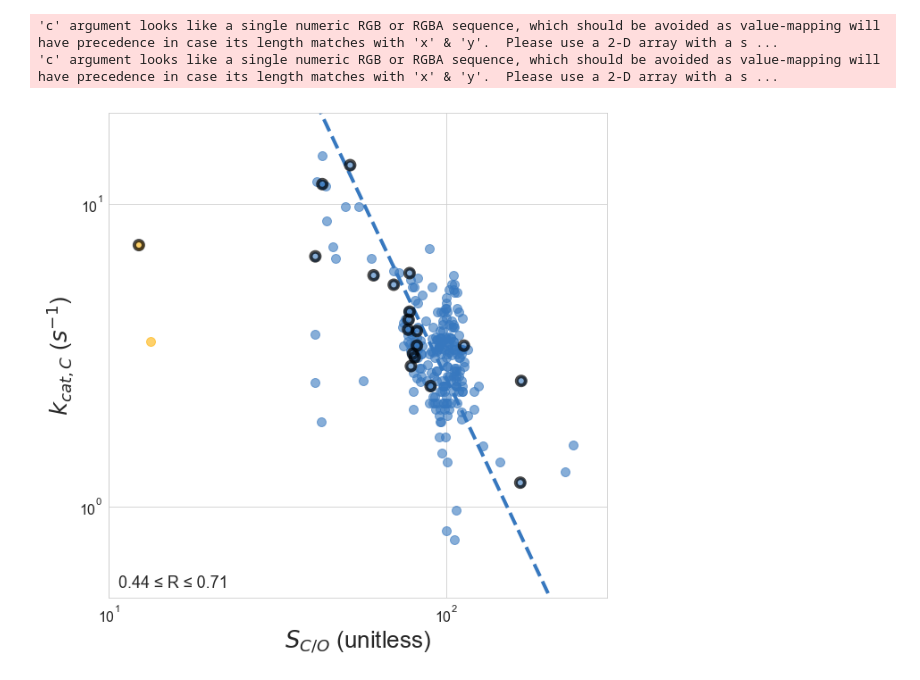
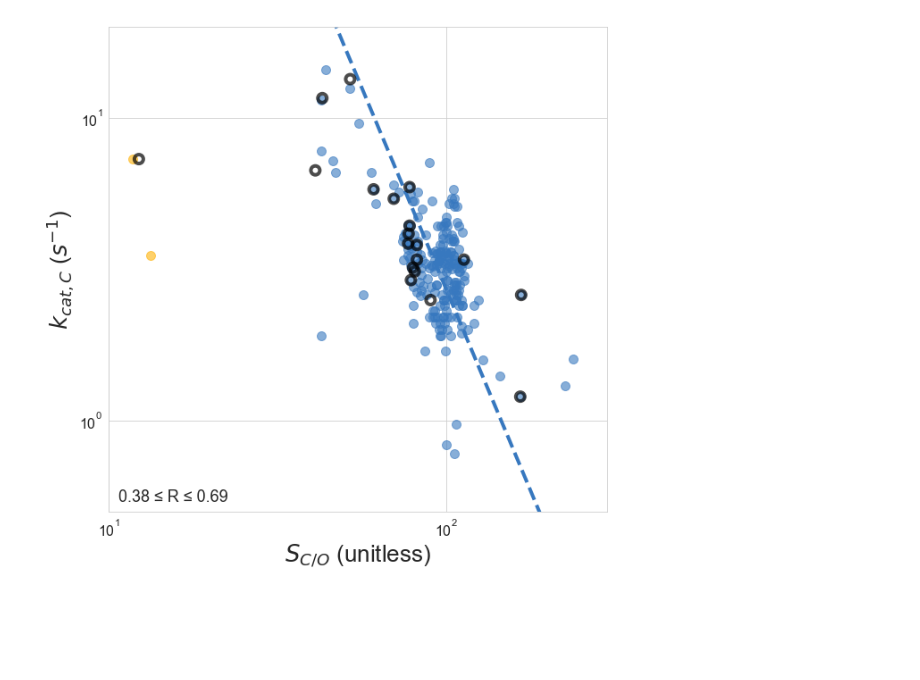
Before and after one commit to flamholz/rubisco, a Jupyter notebook: notebooks/Figure4 Previous kcatC Correlations.ipynb, the cells around one changed output. Drawn from its saved outputs; the diff is of its cells as text; code cells hidden in the pictures; blank space fills up the shorter version.

```diff
--- a/notebooks/Figure4 Previous kcatC Correlations.ipynb
+++ b/notebooks/Figure4 Previous kcatC Correlations.ipynb
@@ -18,15 +18,16 @@ raw_kin_df, kin_df = rubisco_data.load_rubisco_data()
 # Subset the data in various ways for future use
 raw_kin_df, savir_df, nonsavir_df = rubisco_data.filter_data(raw_kin_df)
 
+# Merge multiple measurements of the same organism by taking the median value.
+merged_kin_df = rubisco_data.merge_organisms(raw_kin_df)
+
 # Group by RuBisCO form
-grouped_form = raw_kin_df.groupby('isoform')
+grouped_form = merged_kin_df.groupby('isoform')
 
 # Markers we use for plotting below.
 markers = 'o><^dsphH*'
 
-cnames = ["windows blue", "amber",
-          #"greyish brown",
-          "dusty purple", "dusty teal", "dusty red", ]
+cnames = ["windows blue", "amber", "greyish brown", "dusty purple", "dusty teal", "dusty red", ]
 named_colors = seaborn.xkcd_palette(cnames)
 # %%
 print(raw_kin_df.shape[0], 'total WT RuBisCOs')
@@ -123,5 +78,18 @@ plt.show()
+# %%
+# Central correlation of Tcherkez2006 is S vs vC.
+# Plot data from Savir separate from new data.
+
+# S vs. vC correlation for all data rubiscos
+Ss = np.log(merged_kin_df.S)
+vCs = np.log(merged_kin_df.vC)
+exponent, prefactor, r2 = power_laws.fit_power_law_odr(Ss, vCs)
+
+# S vs. vC correlation for all data rubiscos
+Ss_savir = np.log(savir_df.S)
+vCs_savir = np.log(savir_df.vC)
+exp_sav, pre_sav, r2_sav = power_laws.fit_power_law_odr(Ss_savir, vCs_savir)
 # %%
-all_FIs = raw_kin_df[raw_kin_df.isoform == '1']
+all_FIs = merged_kin_df[merged_kin_df.isoform == '1']
 exps, pres, rs = power_laws.bootstrap_power_law_odr(
     all_FIs.S, all_FIs.vC, fraction=0.9, rounds=10000)
 
@@ -158,45 +126,41 @@ groups = {'1': 'I',
           '3': 'III'}
 
 for i, (group, gdf) in enumerate(grouped_form):
-    if group not in '12':
+    if group == '3':
         continue
 
     label = 'Form %s' % groups[group]
     c = named_colors[i]
-    plt.scatter(gdf.S, gdf.vC, c=c, s=100, label=label, alpha=0.6)
+    plt.scatter(gdf.S, gdf.vC, c=[c], s=100, label=label, alpha=0.6)
 
-xs = np.arange(10, 300, 1)
-predicted_ys_sav = np.power(xs, exp_sav) * pre_sav
-#plt.plot(xs, predicted_ys_sav, ls='--', c='grey', lw=2)
 
 # Plot regression of S vs vC
-all_FIs = raw_kin_df[raw_kin_df.isoform == '1']
+all_FIs = merged_kin_df[merged_kin_df.isoform == '1']
 c = matplotlib.colors.rgb2hex(named_colors[0])
+xs = np.arange(10, 300, 1)
 power_laws.plot_bootstrapped_ci(xs, exps, pres, figure=figure, color=c, plot_range=False, lw=4)
 
 # Show savir data with an outline
 plt.scatter(savir_df.S, savir_df.vC, c='None', edgecolors='k',
             linewidths=4, s=100, label='Savir 2010', alpha=0.7, zorder=10)
 
 #plt.legend(loc=1, fontsize=18, frameon=True)
 plt.xlabel('$S_{C/O}$ (unitless)', fontsize=26)
 plt.ylabel('$k_{cat,C}$ ($s^{-1}$)', fontsize=26)
 plt.xticks(fontsize=16)
 plt.yticks(fontsize=16)
 plt.text(0.02, 0.02, u'%.2f ≤ R ≤ %.2f' % (rs_interval[0], rs_interval[1]),
          transform=figure.axes[0].transAxes, fontsize=18)
 
 plt.xlim(10, 300)
 plt.ylim(5e-1, 20)
 
 plt.savefig('fig4/fig4_kcatC_S_corr_FI.svg')
 plt.savefig('fig4/fig4_kcatC_S_corr_FI.png', dpi=600)
 
 plt.show()
 # %% [output]
-'c' argument looks like a single numeric RGB or RGBA sequence, which should be avoided as value-mapping will have precedence in case its length matches with 'x' & 'y'.  Please use a 2-D array with a s ...
-'c' argument looks like a single numeric RGB or RGBA sequence, which should be avoided as value-mapping will have precedence in case its length matches with 'x' & 'y'.  Please use a 2-D array with a s ...
-[figure, old version]
+[figure, new version]
 # %%
 # Plot S vs. Vc coloring by RuBisCO form.
 figure = plt.figure(figsize=(10,10))
```
Also changed, not shown: parts of 11 cells of this notebook, 25 other files.
